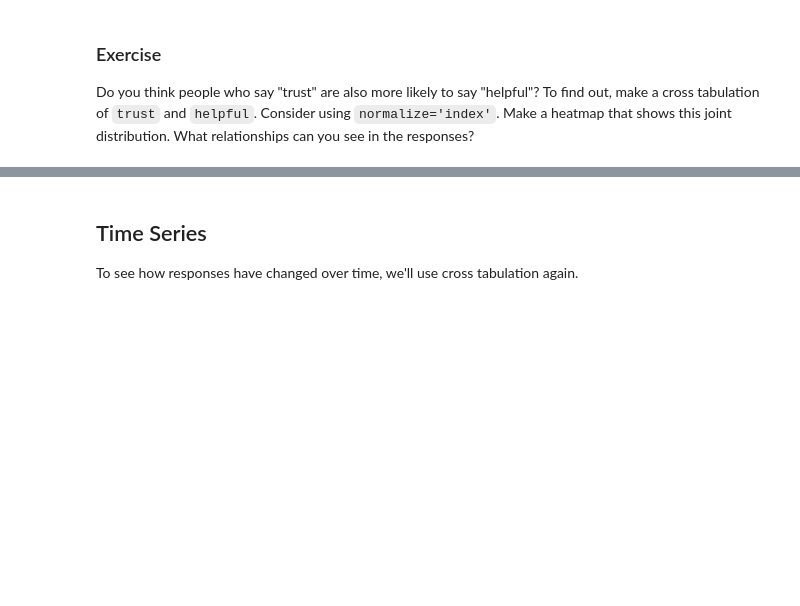
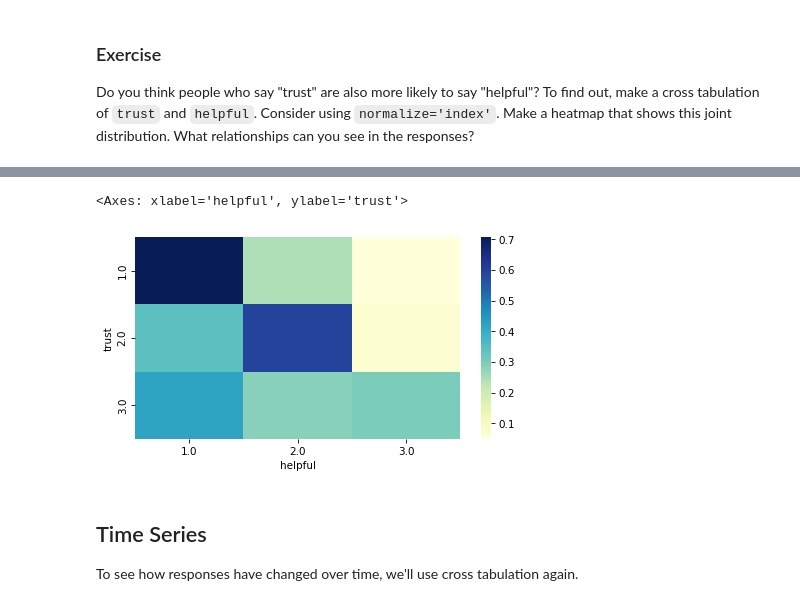
Before and after one commit to JohnAMichel/SurveyDataPandas, a Jupyter notebook: notebooks/01_simpson.ipynb, the cells around one changed output, grey strips where cells are left out. Drawn from its saved outputs; the diff is of its cells as text; code cells hidden in the pictures; blank space fills up the shorter version.

```diff
--- a/notebooks/01_simpson.ipynb
+++ b/notebooks/01_simpson.ipynb
@@ -308,3 +313,8 @@ dtype: float64
+# %%
+sns.heatmap(xtab, cmap='YlGnBu')
+# %% [output]
+<Axes: xlabel='helpful', ylabel='trust'>
+[figure, added]
 # %% [markdown]
 ## Time Series
 
```
Also changed, not shown: parts of 27 cells of this notebook.
